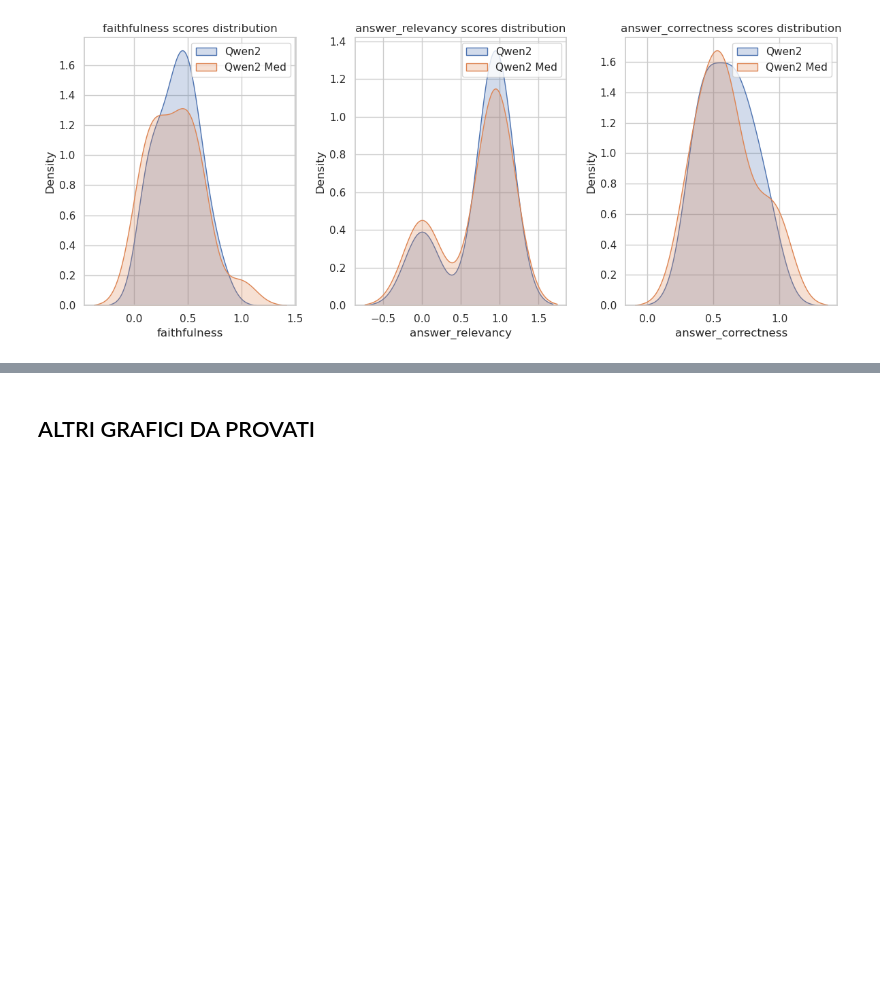
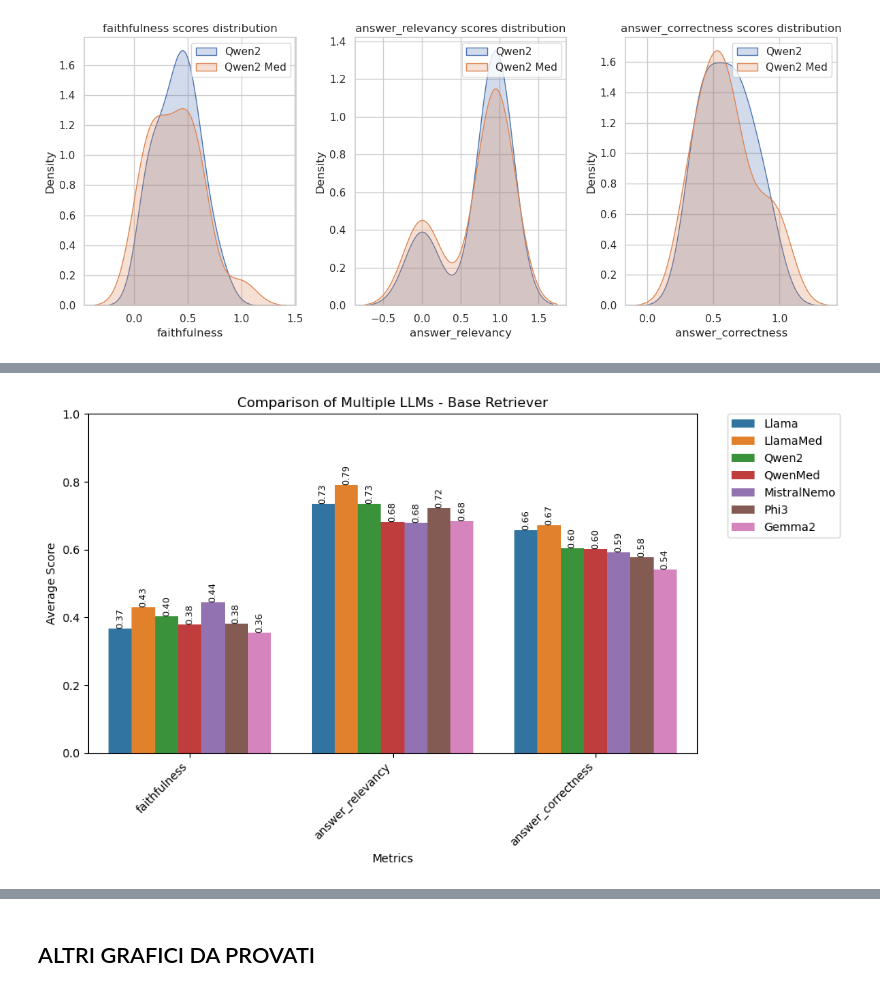
Before and after one commit to mbesep/Tesi-Magistrale-RAG, a Jupyter notebook: RAGAS definitivo.ipynb, the cells around one changed output, grey strips where cells are left out. Saved outputs shown, nothing was run; the diff lists cells and outputs as text; code cells hidden in the pictures; blank space fills up the shorter version.

```diff
--- a/RAGAS definitivo.ipynb
+++ b/RAGAS definitivo.ipynb
@@ -1605,0 +1834,91 @@ analysis(
+# %%
+import numpy as np
+import matplotlib.pyplot as plt
+import seaborn as sns
+import pandas as pd
+import os
+
+# Creazione della cartella immaginiPDF se non esiste
+if not os.path.exists('immaginiPDF'):
+    os.makedirs('immaginiPDF')
+
+def comparison_bar_plot_multiple(models_dict, scenario):
+    # Prepara i dati
+    df_list = []
+    for model_name, model_data in models_dict.items():
+        mean = model_data[['faithfulness', 'answer_relevancy', 'answer_correctness']].mean()
+        df = pd.DataFrame({'Metric': mean.index, 'Score': mean.values, 'Model': model_name})
+        df_list.append(df)
+
+    df_combined = pd.concat(df_list, ignore_index=True)
+
+    # Crea il grafico
+    plt.figure(figsize=(10, 6))
+    sns.barplot(x='Metric', y='Score', hue='Model', data=df_combined)
+
+    plt.title(f'Comparison of Multiple LLMs - {scenario} Retriever')
+    plt.xlabel('Metrics')
+    plt.ylabel('Average Score')
+    plt.ylim(0, 1)
+
+    # Ruota le etichette dell'asse x per una migliore leggibilità
+    plt.xticks(rotation=45, ha='right')
+
+    # Sposta la legenda fuori dal grafico
+    plt.legend(bbox_to_anchor=(1.05, 1), loc='upper left', borderaxespad=0.)
+
+    # Aggiungi le etichette dei valori sopra le barre
+    for i, bar in enumerate(plt.gca().patches):
+        plt.text(
+            bar.get_x() + bar.get_width() / 2,
+            bar.get_height(),
+            f'{bar.get_height():.2f}',
+            ha='center', va='bottom', rotation=90, fontsize=8
+        )
+
+    plt.tight_layout()
+
+    # Salva il grafico in PDF
+    pdf_path = os.path.join('immaginiPDF', f'comparison_{scenario.lower()}.pdf')
+    plt.savefig(pdf_path, format='pdf', dpi=300, bbox_inches='tight')
+    print(f"Grafico salvato come {pdf_path}")
+
+    # Visualizza il grafico
+    plt.show()
+
+# Dizionari contenenti i dati per ciascun scenario
+base_models_dict = {
+    'Llama': LlamaBase,
+    'LlamaMed': LlamaMedBase,
+    'Qwen2': Qwen2Base,
+    'QwenMed': QwenMedBase,
+    'MistralNemo': MistralNemoBase,
+    'Phi3': Phi3Base,
+    'Gemma2': Gemma2Base
+}
+multi_models_dict = {
+    'Llama': LlamaMulti,
+    'LlamaMed': LlamaMedMulti,
+    'Qwen2': Qwen2Multi,
+    'QwenMed': QwenMedMulti,
+    'MistralNemo': MistralNemoMulti,
+    'Phi3': Phi3Multi,
+    'Gemma2': Gemma2Multi
+}
+ensemble_models_dict = {
+    'Llama': LlamaEnsemble,
+    'LlamaMed': LlamaMedEnsemble,
+    'Qwen2': Qwen2Ensemble,
+    'QwenMed': QwenMedEnsemble,
+    'MistralNemo': MistralNemoEnsemble,
+    'Phi3': Phi3Ensemble,
+    'Gemma2': Gemma2Ensemble
+}
+
+# Creazione dei grafici per ciascuno scenario
+comparison_bar_plot_multiple(base_models_dict, 'Base')
+comparison_bar_plot_multiple(multi_models_dict, 'Multi')
+comparison_bar_plot_multiple(ensemble_models_dict, 'Ensemble')
+
+print("I grafici sono stati salvati nella cartella 'immaginiPDF' come 'comparison_base.pdf', 'comparison_multi.pdf', e 'comparison_ensemble.pdf'.")
+# %% [output]
@@ -1605,0 +1926 @@ analysis(
+[figure, added]
```
Also changed, not shown: parts of 26 cells of this notebook, 2 other files.
